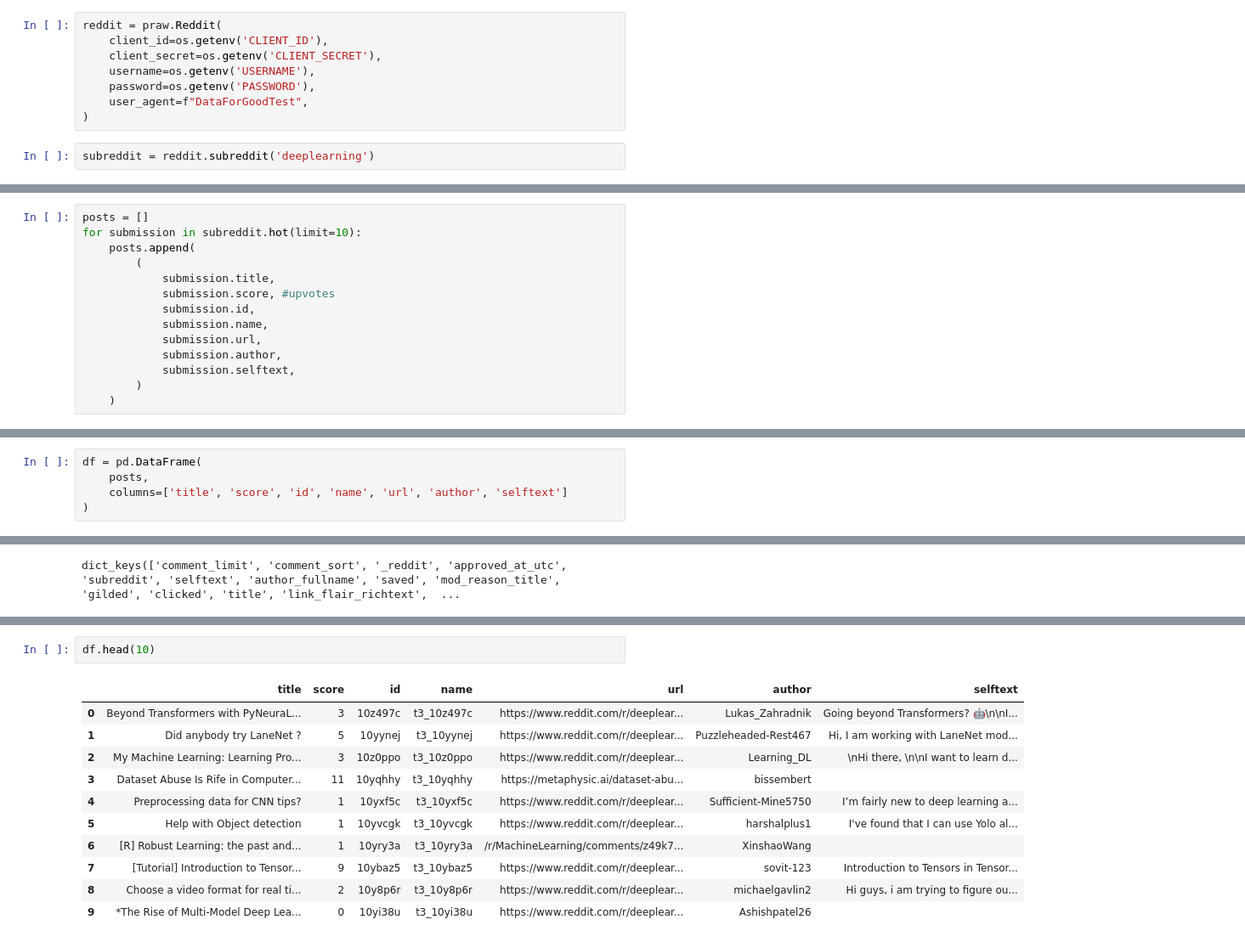
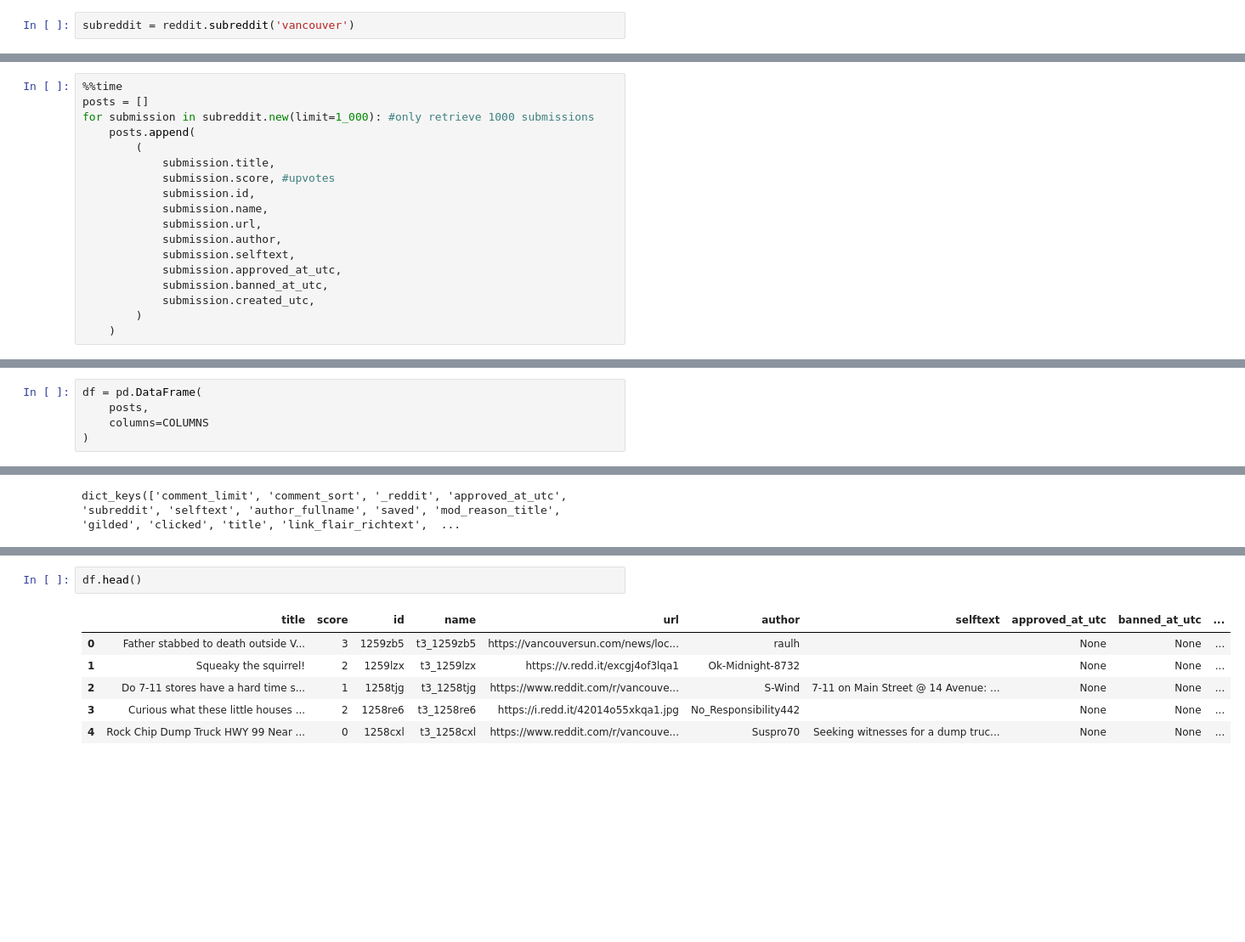
Before and after one commit to Data-for-Good-Vancouver/reddit-scrapping, a Jupyter notebook: RedditTest.ipynb, the cells around one changed output, grey strips where cells are left out. Shown at 85% size. Cells and saved outputs as stored; diff of their text form; blank space fills up the shorter version.

Commit message:
Sc4rapper for one subreddit to run indefenitly

```diff
--- a/RedditTest.ipynb
+++ b/RedditTest.ipynb
@@ -15,20 +21,13 @@ os.getenv('CLIENT_ID'),os.getenv('CLIENT_SECRET'),os.getenv('USERNAME'),os.geten
-# %%
-reddit = praw.Reddit(
-    client_id=os.getenv('CLIENT_ID'),
-    client_secret=os.getenv('CLIENT_SECRET'),
-    username=os.getenv('USERNAME'),
-    password=os.getenv('PASSWORD'),
-    user_agent=f"DataForGoodTest",
-)
 # %%
-subreddit = reddit.subreddit('deeplearning')
+subreddit = reddit.subreddit('vancouver')
 # %%
 type(subreddit)
 # %% [output]
 praw.models.reddit.subreddit.Subreddit
 # %%
+%%time
 posts = []
-for submission in subreddit.hot(limit=10):
+for submission in subreddit.new(limit=1_000): #only retrieve 1000 submissions
     posts.append(
         (
             submission.title,
@@ -38,5 +37,8 @@ for submission in subreddit.hot(limit=10):
             submission.url,
             submission.author,
             submission.selftext,
+            submission.approved_at_utc,
+            submission.banned_at_utc,
+            submission.created_utc,
         )
     )
@@ -43,5 +48,5 @@ for submission in subreddit.hot(limit=10):
 # %%
 df = pd.DataFrame(
     posts,
-    columns=['title', 'score', 'id', 'name', 'url', 'author', 'selftext']
+    columns=COLUMNS
 )
@@ -66,14 +102,9 @@ praw.models.reddit.submission.Submission
 # %%
-df.head(10)
+df.head()
 # %% [output]
-|  | title | score | id | name | url | author | selftext |
-| 0 | Beyond Transformers with PyNeuraL... | 3 | 10z497c | t3_10z497c | https://www.reddit.com/r/deeplear... | Lukas_Zahradnik | Going beyond Transformers? 🤖\n\nI... |
-| 1 | Did anybody try LaneNet ? | 5 | 10yynej | t3_10yynej | https://www.reddit.com/r/deeplear... | Puzzleheaded-Rest467 | Hi, I am working with LaneNet mod... |
-| 2 | My Machine Learning: Learning Pro... | 3 | 10z0ppo | t3_10z0ppo | https://www.reddit.com/r/deeplear... | Learning_DL | \nHi there, \n\nI want to learn d... |
-| 3 | Dataset Abuse Is Rife in Computer... | 11 | 10yqhhy | t3_10yqhhy | https://metaphysic.ai/dataset-abu... | bissembert |  |
-| 4 | Preprocessing data for CNN tips? | 1 | 10yxf5c | t3_10yxf5c | https://www.reddit.com/r/deeplear... | Sufficient-Mine5750 | I’m fairly new to deep learning a... |
-| 5 | Help with Object detection | 1 | 10yvcgk | t3_10yvcgk | https://www.reddit.com/r/deeplear... | harshalplus1 | I've found that I can use Yolo al... |
-| 6 | [R] Robust Learning: the past and... | 1 | 10yry3a | t3_10yry3a | /r/MachineLearning/comments/z49k7... | XinshaoWang |  |
-| 7 | [Tutorial] Introduction to Tensor... | 9 | 10ybaz5 | t3_10ybaz5 | https://www.reddit.com/r/deeplear... | sovit-123 | Introduction to Tensors in Tensor... |
-| 8 | Choose a video format for real ti... | 2 | 10y8p6r | t3_10y8p6r | https://www.reddit.com/r/deeplear... | michaelgavlin2 | Hi guys, i am trying to figure ou... |
-| 9 | *The Rise of Multi-Model Deep Lea... | 0 | 10yi38u | t3_10yi38u | https://www.reddit.com/r/deeplear... | Ashishpatel26 |  |
+|  | title | score | id | name | url | author | selftext | approved_at_utc | banned_at_utc | ... |
+| 0 | Father stabbed to death outside V... | 3 | 1259zb5 | t3_1259zb5 | https://vancouversun.com/news/loc... | raulh |  | None | None | ... |
+| 1 | Squeaky the squirrel! | 2 | 1259lzx | t3_1259lzx | https://v.redd.it/excgj4of3lqa1 | Ok-Midnight-8732 |  | None | None | ... |
+| 2 | Do 7-11 stores have a hard time s... | 1 | 1258tjg | t3_1258tjg | https://www.reddit.com/r/vancouve... | S-Wind | 7-11 on Main Street @ 14 Avenue: ... | None | None | ... |
+| 3 | Curious what these little houses ... | 2 | 1258re6 | t3_1258re6 | https://i.redd.it/42014o55xkqa1.jpg | No_Responsibility442 |  | None | None | ... |
+| 4 | Rock Chip Dump Truck HWY 99 Near ... | 0 | 1258cxl | t3_1258cxl | https://www.reddit.com/r/vancouve... | Suspro70 | Seeking witnesses for a dump truc... | None | None | ... |
```
Also changed, not shown: parts of 24 cells of this notebook, 1 other file.
